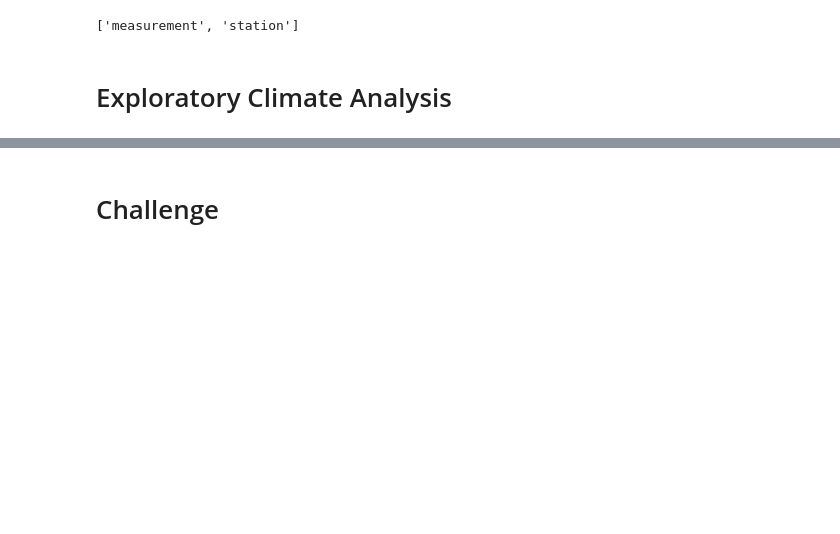
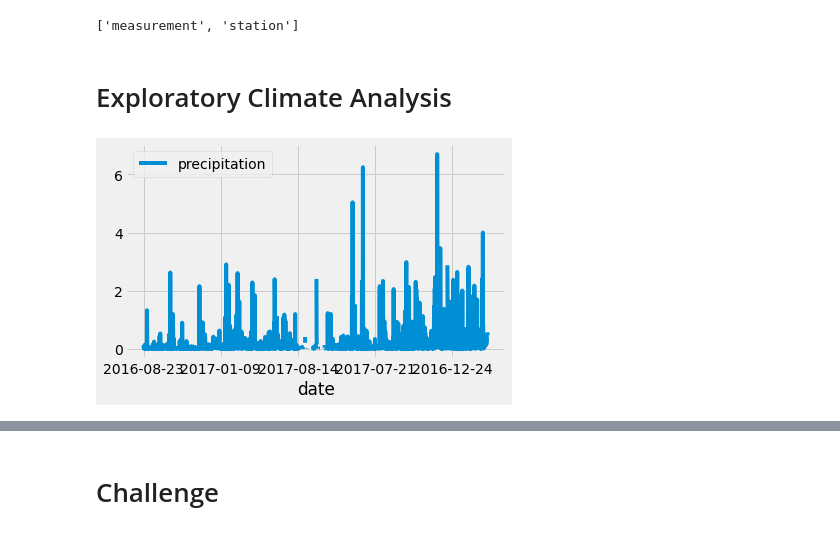
Before and after one commit to lindaperez/9_bk_Surfs-Up, a Jupyter notebook: climate_analysis.ipynb, the cells around one changed output, grey strips where cells are left out. Saved outputs shown, nothing was run; the diff lists cells and outputs as text; code cells hidden in the pictures; blank space fills up the shorter version.

```diff
--- a/climate_analysis.ipynb
+++ b/climate_analysis.ipynb
@@ -30,8 +31,8 @@ Base.classes.keys()
 ['measurement', 'station']
 # %%
 # Save references to each table
-measurement = Base.classes.measurement
-station = Base.classes.station
+Measurement = Base.classes.measurement
+Station = Base.classes.station
 # %%
 # Create our session (link) from Python to the DB
 session = Session(engine)
@@ -41,14 +42,33 @@ session = Session(engine)
 # Design a query to retrieve the last 12 months of precipitation data and plot the results.
 #Starting from the last data point in the database.
 
+start_day = dt.date(2017,8,23)
+
 # Calculate the date one year from the last date in data set.
+    #<Personal Additional comment> class datetime.timedelta(days=0, seconds=0, microseconds=0,
+    # milliseconds=0, minutes=0, hours=0, weeks=0)¶
+
+prev_year = start_day - dt.timedelta(days= 365)
 
 # Perform a query to retrieve the data and precipitation scores
 
-# Save the query results as a Pandas DataFrame and set the index to the date column
-
-# Sort the dataframe by date
-
-# Use Pandas Plotting with Matplotlib to plot the data
+results = session.query(Measurement.date,Measurement.prcp).filter(Measurement.date>=prev_year).all()
+# %%
+# Save the query results as a Pandas DataFrame and set the index to the date column
+
+df = pd.DataFrame(results,columns=['date','precipitation'])
+df.set_index(df['date'],inplace=True)
+
+# Sort the dataframe by date
+
+df.sort_index()
+
+# Use Pandas Plotting with Matplotlib to plot the data
+
+
+df.plot()
+plt.tight_layout()
+# %% [output]
+[figure, added]
 # %%
 # Use Pandas to calcualte the summary statistics for the precipitation data
```
Also changed, not shown: parts of 13 cells of this notebook, 1 other file.
